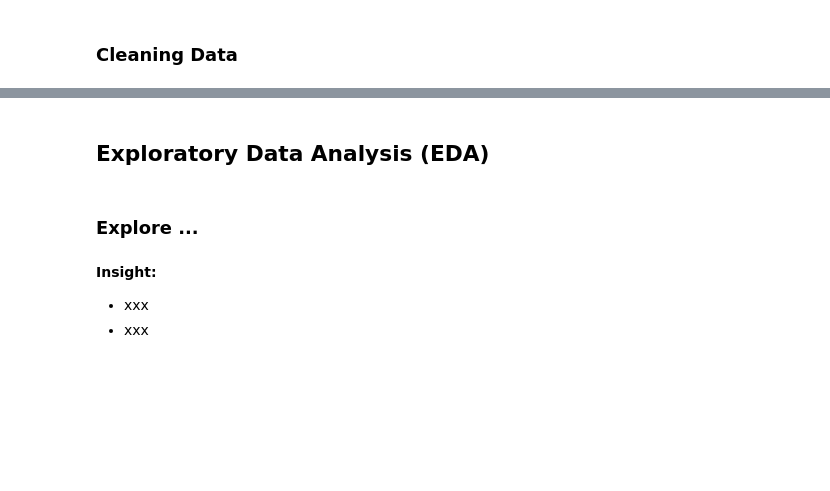
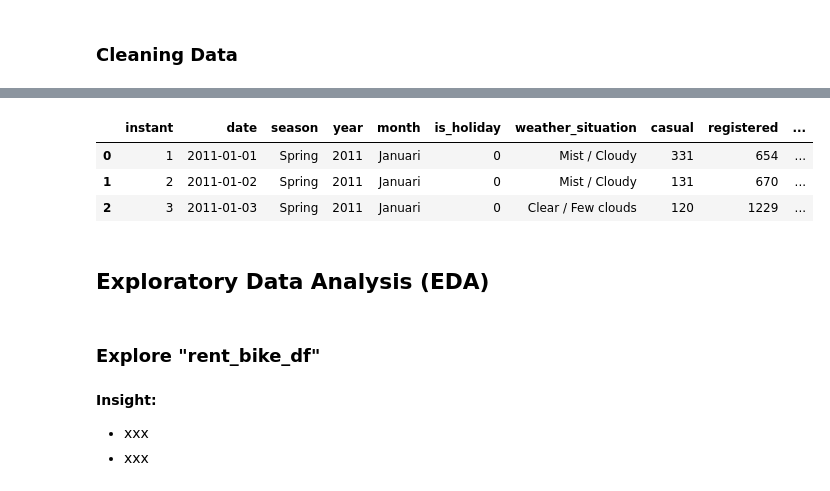
Before and after one commit to Dvaalmeyda/submission-proyek-analisis-data, a Jupyter notebook: Proyek_Analisis_Data.ipynb, the cells around one changed output, grey strips where cells are left out. Cells and saved outputs as stored; diff of their text form; code cells hidden in the pictures; blank space fills up the shorter version.

```diff
--- a/Proyek_Analisis_Data.ipynb
+++ b/Proyek_Analisis_Data.ipynb
@@ -31,0 +123,5 @@ import seaborn as sns
+# %%
+# Transformasi data
+day_df['dteday'] = pd.to_datetime(day_df['dteday'])
+
+day_df.info()
@@ -37,0 +150,22 @@ import seaborn as sns
+# %%
+day_df.rename(columns={
+    'instan': 'instant',
+    'dteday': 'date',
+    'season': 'season',
+    'yr' : 'year',
+    'mnth': 'month',
+    'holiday': 'is_holiday',
+    'weekday': 'day_of_week',
+    'workingday': 'is_workingday',
+    'weathersit': 'weather_situation',
+    'temp': 'temperature',
+    'atemp': 'feels_temperature',
+    'hum': 'humidity',
+    'windspeed': 'wind_speed',
+    'casual': 'casual',
+    'registered': 'registered',
+    'cnt': 'total_rented'
+
+} , inplace=True)
+
+day_df.head(3)
@@ -37,0 +235,8 @@ import seaborn as sns
+# %%
+# Ubah tipe data
+day_df['season'] = day_df.season.astype('category')
+day_df['month'] = day_df.month.astype('category')
+day_df['day_of_week'] = day_df.day_of_week.astype('category')
+day_df['weather_situation'] = day_df.weather_situation.astype('category')
+
+day_df.info()
@@ -38,7 +268,16 @@ import seaborn as sns
+# %%
+bike_rent_df = day_df[['instant', 'date', 'season', 'year', 'month', 'is_holiday', 'weather_situation', 'casual', 'registered', 'total_rented']]
+
+bike_rent_df.head(3)
+# %% [output]
+|  | instant | date | season | year | month | is_holiday | weather_situation | casual | registered | ... |
+| 0 | 1 | 2011-01-01 | Spring | 2011 | Januari | 0 | Mist / Cloudy | 331 | 654 | ... |
+| 1 | 2 | 2011-01-02 | Spring | 2011 | Januari | 0 | Mist / Cloudy | 131 | 670 | ... |
+| 2 | 3 | 2011-01-03 | Spring | 2011 | Januari | 0 | Clear / Few clouds | 120 | 1229 | ... |
 # %% [markdown]
 ## Exploratory Data Analysis (EDA)
 # %% [markdown]
-### Explore ...
+### Explore "rent_bike_df"
 # %% [markdown]
 **Insight:**
 - xxx
```
Also changed, not shown: parts of 24 cells of this notebook.
